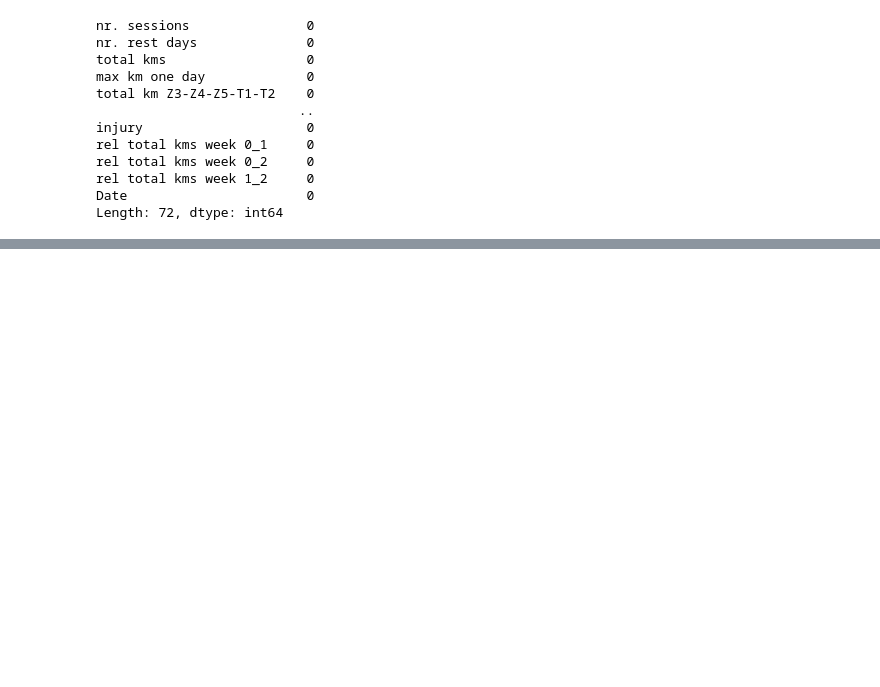
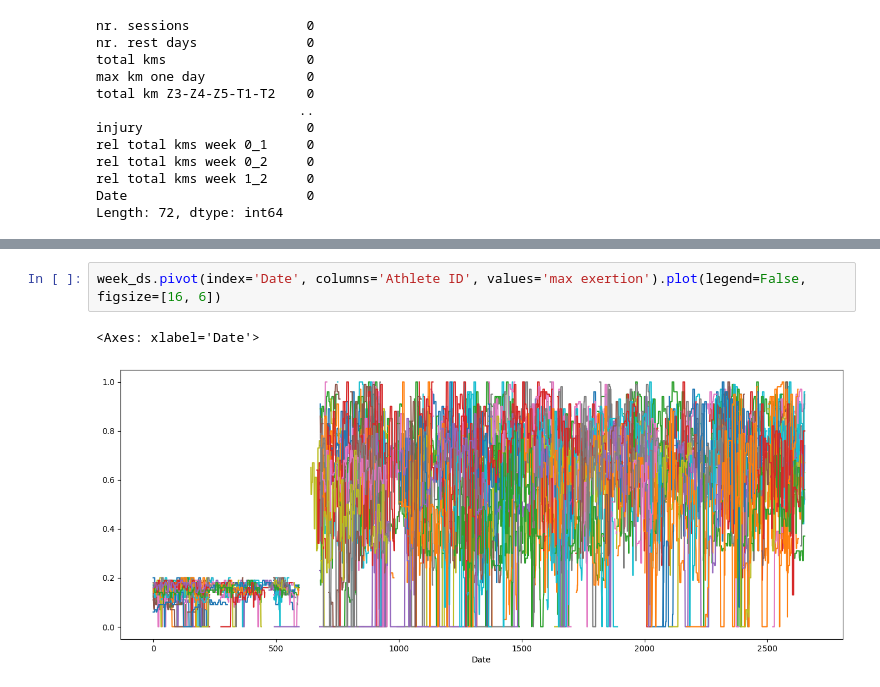
Before and after one commit to sonicjoy/Injury-Prediction-for-Competitive-Runners, a Jupyter notebook: main.ipynb, the cells around one changed output, grey strips where cells are left out. Saved outputs shown, nothing was run; the diff lists cells and outputs as text; blank space fills up the shorter version.

```diff
--- a/main.ipynb
+++ b/main.ipynb
@@ -210,0 +262,5 @@ Num GPUs Available:  1
+# %%
+week_ds.pivot(index='Date', columns='Athlete ID', values='max exertion').plot(legend=False, figsize=[16, 6])
+# %% [output]
+<Axes: xlabel='Date'>
+[figure, added]
```
Also changed, not shown: parts of 7 cells of this notebook, 1 other file.
